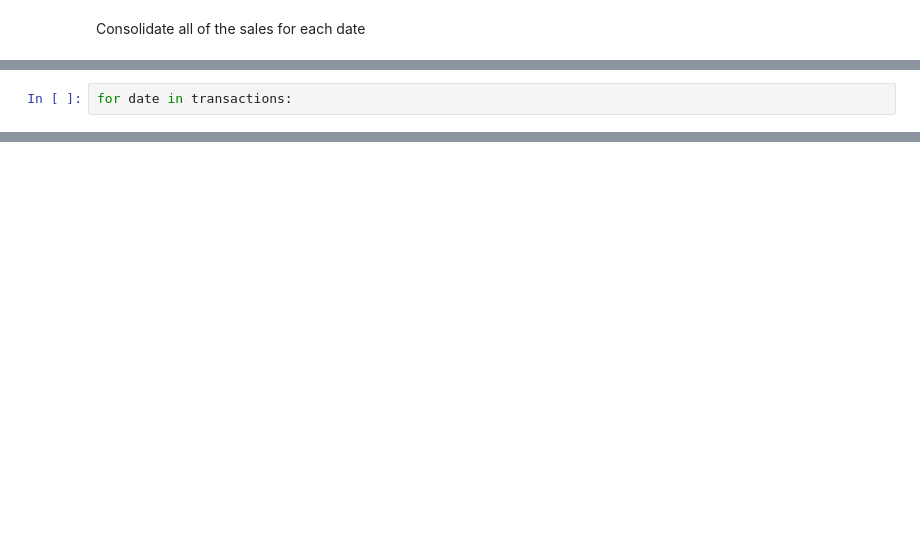
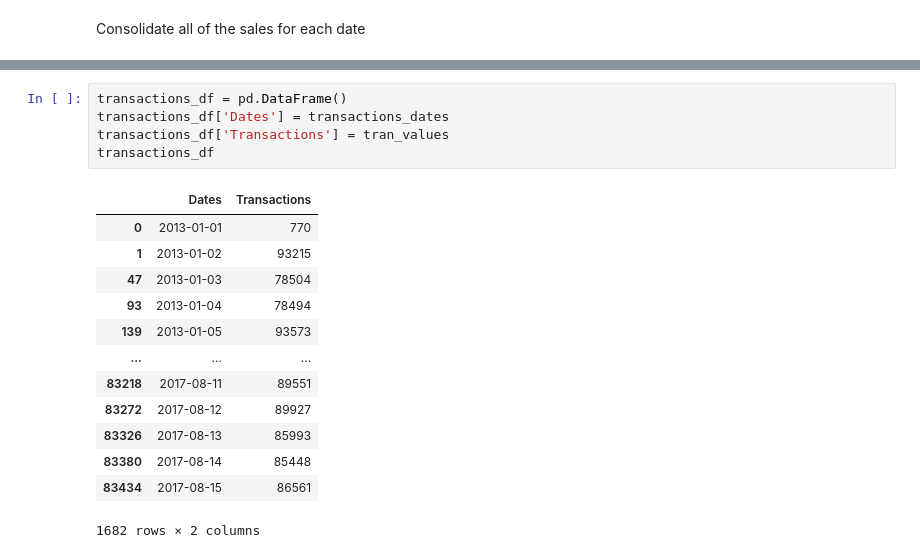
Before and after one commit to AnthonyWilson1/Store-Sales-Time-Series, a Jupyter notebook: TimeSeriesVisuals.ipynb, the cells around one changed output, grey strips where cells are left out. Saved outputs shown, nothing was run; the diff lists cells and outputs as text; blank space fills up the shorter version.

Commit message:
tables

```diff
--- a/TimeSeriesVisuals.ipynb
+++ b/TimeSeriesVisuals.ipynb
@@ -54,2 +48,0 @@ transactions_cons.head()
-# %%
-for date in transactions:
@@ -55,0 +78,19 @@ for date in transactions:
+# %%
+transactions_df = pd.DataFrame()
+transactions_df['Dates'] = transactions_dates
+transactions_df['Transactions'] = tran_values
+transactions_df
+# %% [output]
+|  | Dates | Transactions |
+| 0 | 2013-01-01 | 770 |
+| 1 | 2013-01-02 | 93215 |
+| 47 | 2013-01-03 | 78504 |
+| 93 | 2013-01-04 | 78494 |
+| 139 | 2013-01-05 | 93573 |
+| ... | ... | ... |
+| 83218 | 2017-08-11 | 89551 |
+| 83272 | 2017-08-12 | 89927 |
+| 83326 | 2017-08-13 | 85993 |
+| 83380 | 2017-08-14 | 85448 |
+| 83434 | 2017-08-15 | 86561 |
+1682 rows × 2 columns
```
Also changed, not shown: parts of 8 cells of this notebook.
